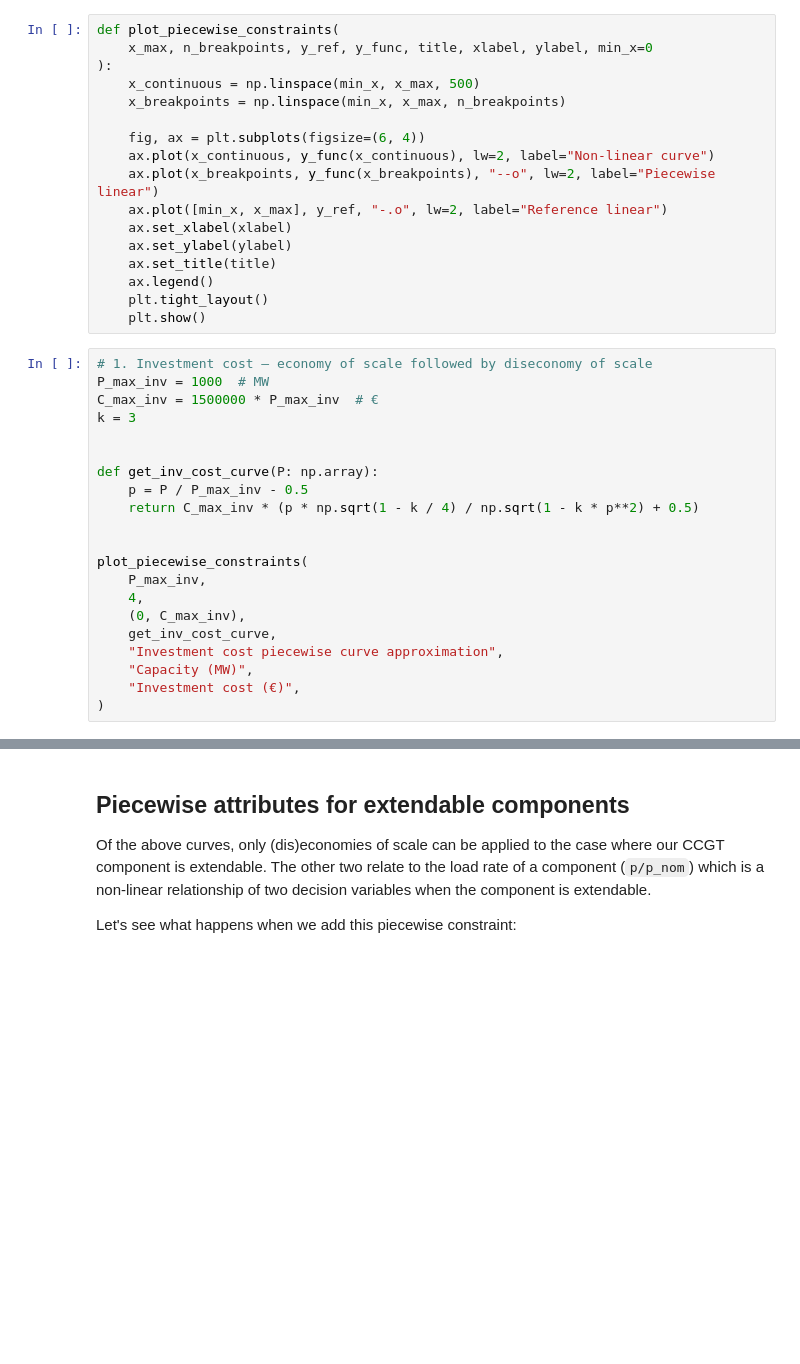
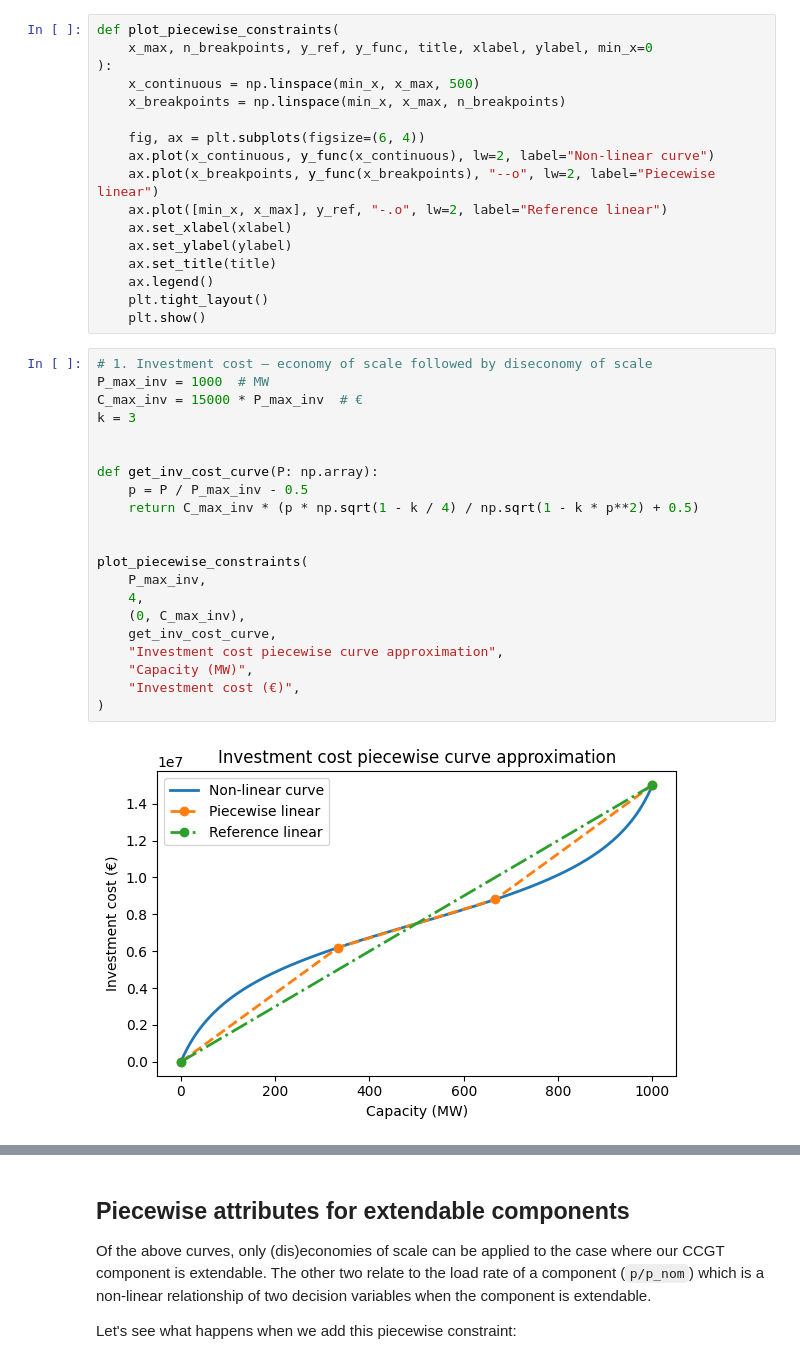
Before and after one commit to PyPSA/PyPSA, a Jupyter notebook: docs/examples/piecewise-constraints.ipynb, the cells around one changed output, grey strips where cells are left out. Cells and saved outputs as stored; diff of their text form; blank space fills up the shorter version.

```diff
--- a/docs/examples/piecewise-constraints.ipynb
+++ b/docs/examples/piecewise-constraints.ipynb
@@ -110,24 +146,26 @@ def plot_piecewise_constraints(
 # %%
 # 1. Investment cost – economy of scale followed by diseconomy of scale
 P_max_inv = 1000  # MW
-C_max_inv = 1500000 * P_max_inv  # €
+C_max_inv = 15000 * P_max_inv  # €
 k = 3
 
 
 def get_inv_cost_curve(P: np.array):
     p = P / P_max_inv - 0.5
     return C_max_inv * (p * np.sqrt(1 - k / 4) / np.sqrt(1 - k * p**2) + 0.5)
 
 
 plot_piecewise_constraints(
     P_max_inv,
     4,
     (0, C_max_inv),
     get_inv_cost_curve,
     "Investment cost piecewise curve approximation",
     "Capacity (MW)",
     "Investment cost (€)",
 )
+# %% [output]
+[figure, added]
 # %%
 # 2. Part-load efficiency
 eta_rated = 0.58  # target efficiency at rated load
```
Also changed, not shown: parts of 12 cells of this notebook, 10 other files.
